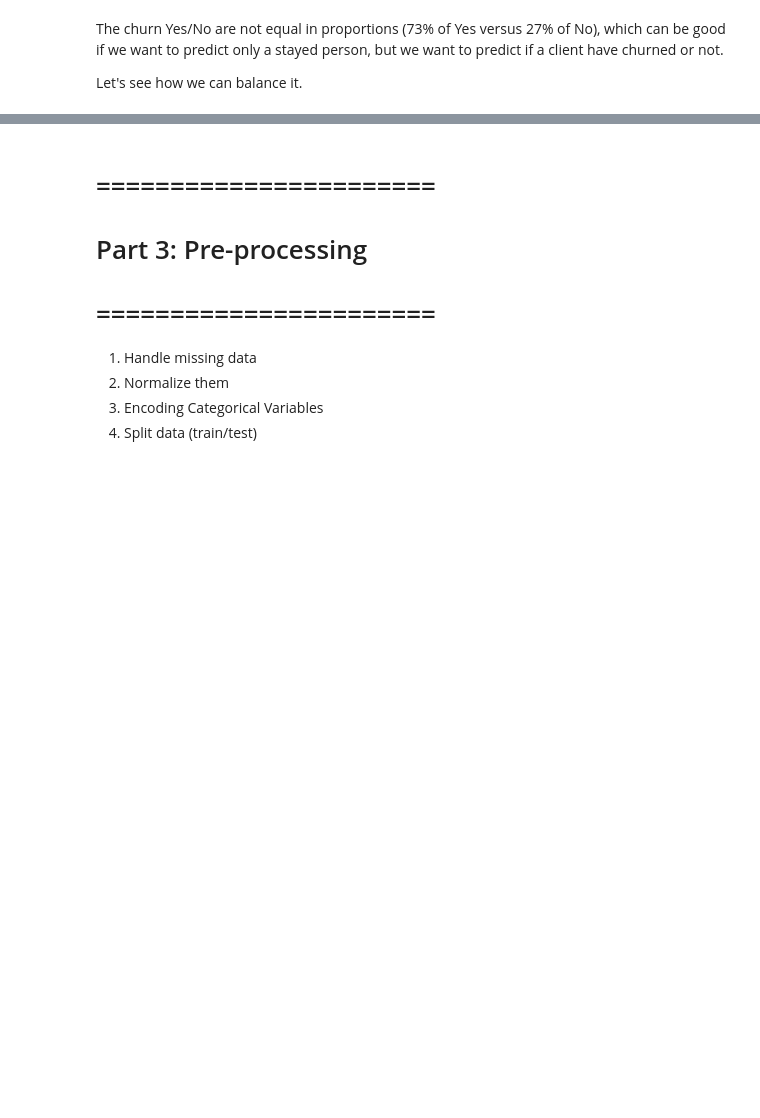
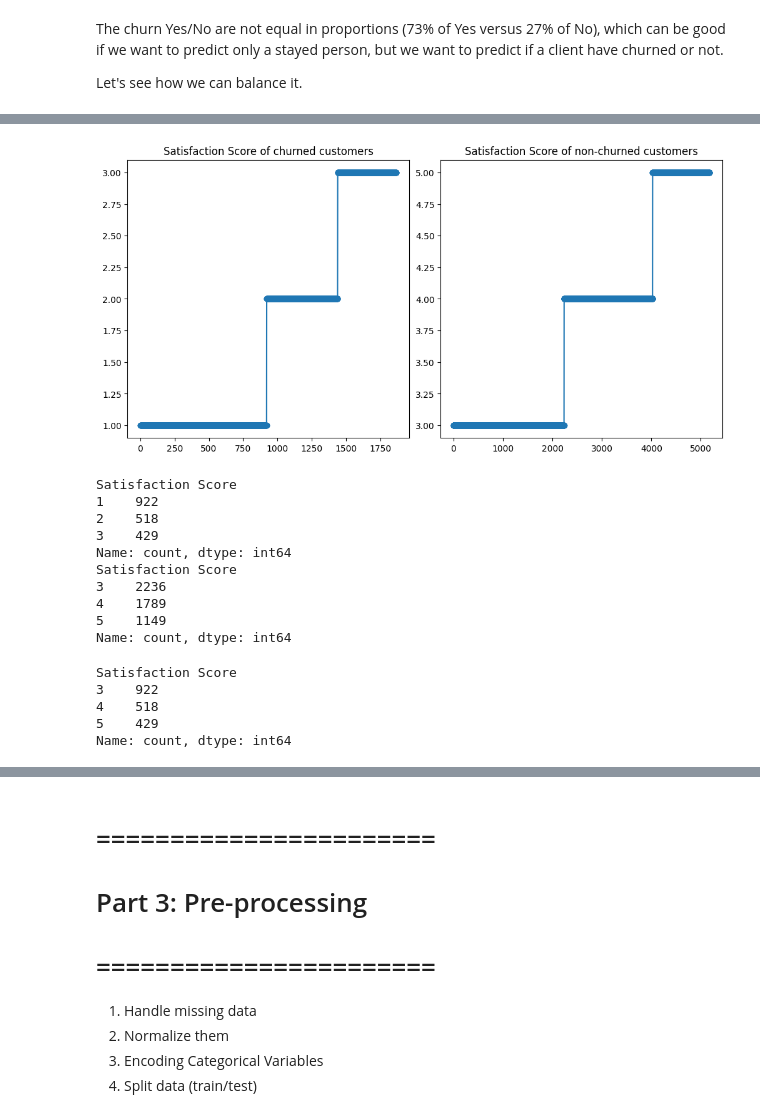
Before and after one commit to Nicoweed/Sentinel-ML, a Jupyter notebook: data_cleaner.ipynb, the cells around one changed output, grey strips where cells are left out. Drawn from its saved outputs; the diff is of its cells as text; code cells hidden in the pictures; blank space fills up the shorter version.

```diff
--- a/data_cleaner.ipynb
+++ b/data_cleaner.ipynb
@@ -373,0 +426,56 @@ plt.show()
+# %%
+satisfaction_dataframe = merged_with_nulls.copy()
+
+# Clean dataframe split for churned and non-churned
+satisfaction_churn_dataframe = satisfaction_dataframe[satisfaction_dataframe['Churn Value'] == 1]
+satisfaction_not_churn_dataframe = satisfaction_dataframe[satisfaction_dataframe['Churn Value'] == 0]
+
+# Used for visuals only
+satisfaction_churn = satisfaction_churn_dataframe['Satisfaction Score'].sort_values(ignore_index=True)
+satisfaction_not_churn = satisfaction_not_churn_dataframe['Satisfaction Score'].sort_values(ignore_index=True)
+
+fig5, ax5 = plt.subplots(1, 2, figsize=(10, 5), layout='constrained')
+ax5[0].set_title('Satisfaction Score of churned customers')
+satisfaction_churn_x = satisfaction_churn.index
+satisfaction_churn_y = satisfaction_churn.values
+ax5[0].plot(satisfaction_churn_x, satisfaction_churn_y, 'o-')
+ax5[1].set_title('Satisfaction Score of non-churned customers')
+satisfaction_not_churned_x = satisfaction_not_churn.index
+satisfaction_not_churned_y = satisfaction_not_churn.values
+ax5[1].plot(satisfaction_not_churned_x, satisfaction_not_churned_y, 'o-')
+plt.show()
+
+print(satisfaction_churn.value_counts())
+print(satisfaction_not_churn.value_counts())
+# %% [output]
+[figure, added]
+Satisfaction Score
+1    922
+2    518
+3    429
+Name: count, dtype: int64
+Satisfaction Score
+3    2236
+4    1789
+5    1149
+Name: count, dtype: int64
+# %%
+from sklearn.utils import resample
+
+satisfaction_not_churn_three = satisfaction_not_churn_dataframe[satisfaction_not_churn_dataframe['Satisfaction Score'] == 3]
+satisfaction_not_churn_four = satisfaction_not_churn_dataframe[satisfaction_not_churn_dataframe['Satisfaction Score'] == 4]
+satisfaction_not_churn_five = satisfaction_not_churn_dataframe[satisfaction_not_churn_dataframe['Satisfaction Score'] == 5]
+
+satisfaction_not_churn_three = resample(satisfaction_not_churn_three, replace=False, n_samples=922, random_state=42)
+satisfaction_not_churn_four = resample(satisfaction_not_churn_four, replace=False, n_samples=518, random_state=42)
+satisfaction_not_churn_five = resample(satisfaction_not_churn_five, replace=False, n_samples=429, random_state=42)
+
+balanced_satisfaction_not_churn = pd.concat([satisfaction_not_churn_three, satisfaction_not_churn_four, satisfaction_not_churn_five])
+
+print(balanced_satisfaction_not_churn['Satisfaction Score'].value_counts())
+# %% [output]
+Satisfaction Score
+3    922
+4    518
+5    429
+Name: count, dtype: int64
```
Also changed, not shown: parts of 7 cells of this notebook.
